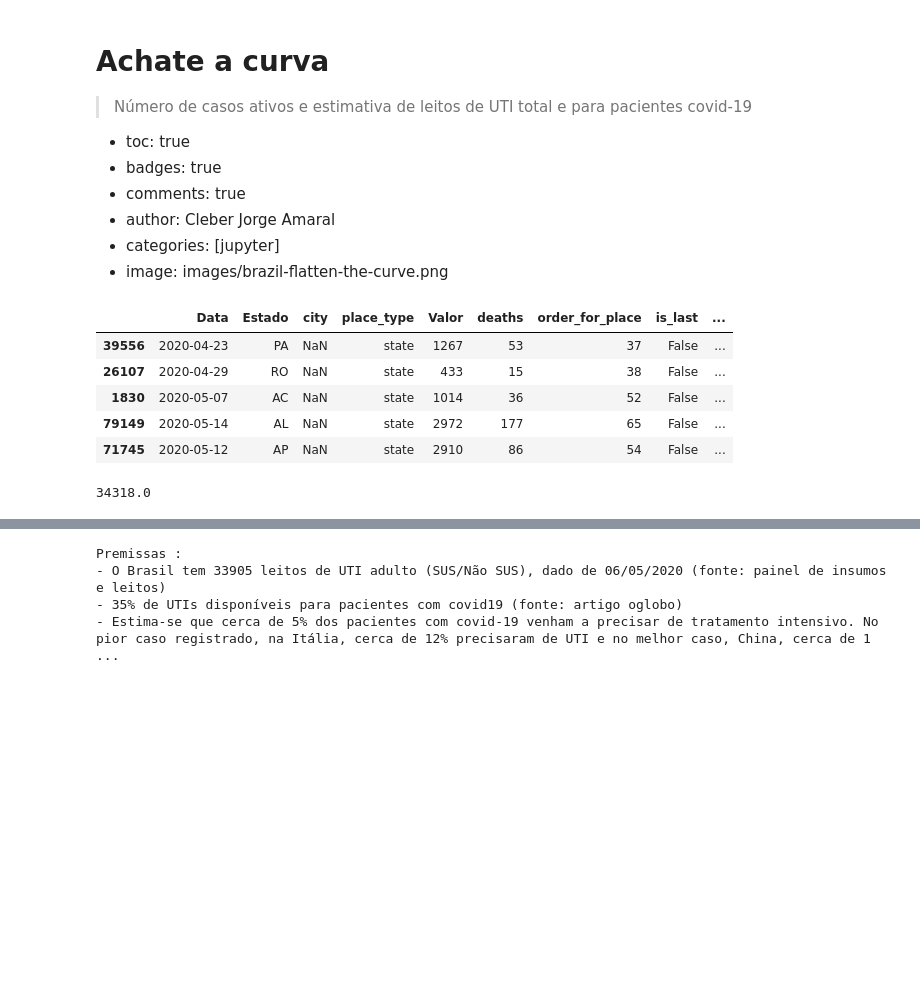
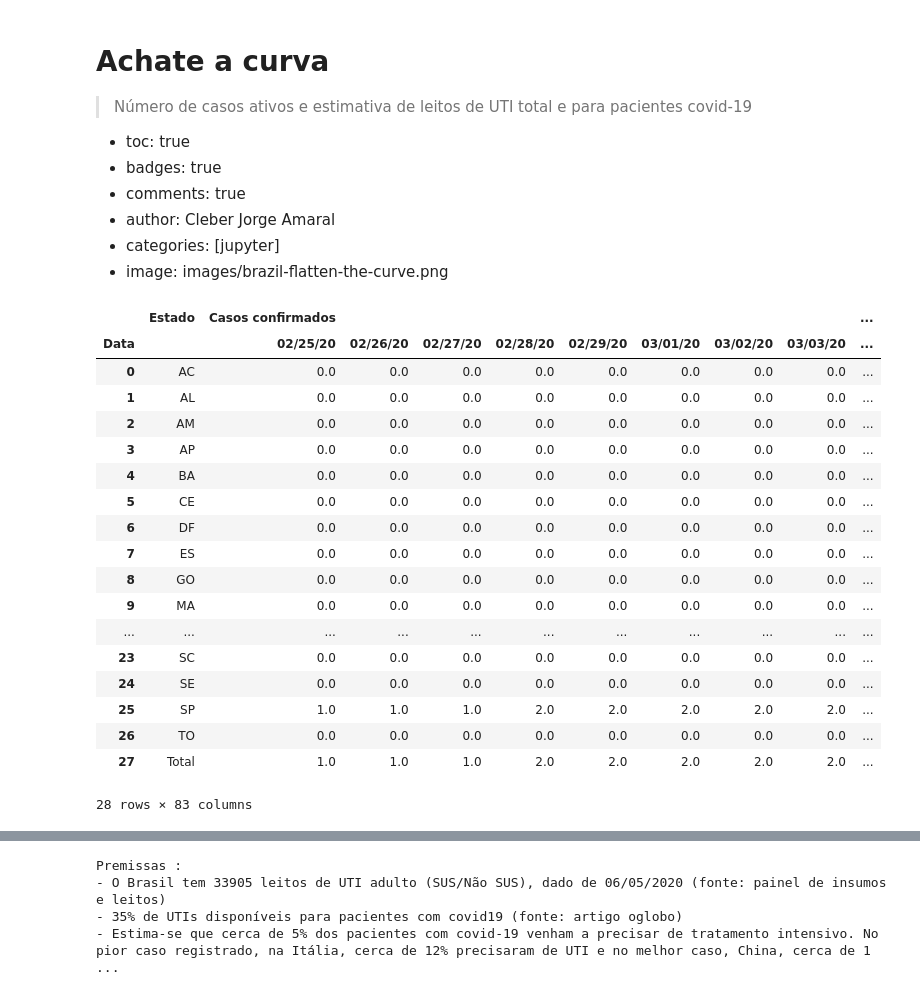
Before and after one commit to cleberjamaral/fastpages, a Jupyter notebook: _drafts/brazil_flatten_curve_states.ipynb, the cells around one changed output, grey strips where cells are left out. Drawn from its saved outputs; the diff is of its cells as text; code cells hidden in the pictures; blank space fills up the shorter version.

```diff
--- a/_drafts/brazil_flatten_curve_states.ipynb
+++ b/_drafts/brazil_flatten_curve_states.ipynb
@@ -39,24 +51,10 @@ LOWER_BOUND_ICU_NEED = 0.01
 # %%
-url = ('https://data.brasil.io/dataset/covid19/caso.csv.gz')
-src = pd.read_csv(url)
+#hide
 df = src[(src['place_type'] == 'state')]
 df = df.rename(columns={
      "state": STATE_COLUMN,
      "date":DATE_COLUMN,
-     "confirmed":VALUE,
-     "actives": CONFIRMED_CASES
+     "confirmed":CONFIRMED_CASES
 })
-df.sample(5)
+# hold a backup
+backup = df.copy()
-# %% [output]
-|  | Data | Estado | city | place_type | Valor | deaths | order_for_place | is_last | ... |
-| 39556 | 2020-04-23 | PA | NaN | state | 1267 | 53 | 37 | False | ... |
-| 26107 | 2020-04-29 | RO | NaN | state | 433 | 15 | 38 | False | ... |
-| 1830 | 2020-05-07 | AC | NaN | state | 1014 | 36 | 52 | False | ... |
-| 79149 | 2020-05-14 | AL | NaN | state | 2972 | 177 | 65 | False | ... |
-| 71745 | 2020-05-12 | AP | NaN | state | 2910 | 86 | 54 | False | ... |
-# %%
-url_icus = ('https://covid-insumos.saude.gov.br/paineis/insumos/lista_csv_painel.php?output=csv')
-src_icus = pd.read_csv(url_icus, sep=';')
-src_icus['Leitos UTI adulto'].sum()
-# %% [output]
-34318.0
@@ -62,0 +65,51 @@ src_icus['Leitos UTI adulto'].sum()
+# %%
+#hide
+# copy latest value on empty last items
+df = df.set_index(STATE_COLUMN)
+df = df.reset_index()
+df = df.sort_values(by=[DATE_COLUMN], ascending=True)
+df[DATE_COLUMN] = pd.to_datetime(df[DATE_COLUMN])
+LAST_DATE = max(df[DATE_COLUMN])
+while True:
+    copied_registers = []
+    for row in df.groupby(STATE_COLUMN).last().iterrows():
+        if row[1][DATE_COLUMN] < LAST_DATE:
+            copied_registers.append([row[0], row[1][DATE_COLUMN] + pd.DateOffset(days=1),
+                          row[1][CONFIRMED_CASES]])
+    for row in copied_registers:
+        print(row)
+        df.loc[row[0]] = [row[0],row[1],row[2]]
+        df = df.set_index(STATE_COLUMN)
+        df = df.reset_index()
+    if ((df.groupby(STATE_COLUMN).last()[DATE_COLUMN] == LAST_DATE).all()):
+        break
+
+df = df.sort_values(by=[DATE_COLUMN], ascending=True)
+df[DATE_COLUMN] = df[DATE_COLUMN].dt.strftime('%m/%d/%y')
+# %%
+#hide
+# get total per day and per state
+df = df[[STATE_COLUMN,DATE_COLUMN,CONFIRMED_CASES]].groupby([STATE_COLUMN,DATE_COLUMN],as_index = False).sum().pivot(STATE_COLUMN,DATE_COLUMN).fillna(0)
+total = df.sum(axis=0)
+df.loc['Total',CONFIRMED_CASES]=total
+df = df.reset_index()
+# %% [output]
+|  | Estado | Casos confirmados |  |  |  |  |  |  |  | ... |
+| Data |  | 02/25/20 | 02/26/20 | 02/27/20 | 02/28/20 | 02/29/20 | 03/01/20 | 03/02/20 | 03/03/20 | ... |
+| 0 | AC | 0.0 | 0.0 | 0.0 | 0.0 | 0.0 | 0.0 | 0.0 | 0.0 | ... |
+| 1 | AL | 0.0 | 0.0 | 0.0 | 0.0 | 0.0 | 0.0 | 0.0 | 0.0 | ... |
+| 2 | AM | 0.0 | 0.0 | 0.0 | 0.0 | 0.0 | 0.0 | 0.0 | 0.0 | ... |
+| 3 | AP | 0.0 | 0.0 | 0.0 | 0.0 | 0.0 | 0.0 | 0.0 | 0.0 | ... |
+| 4 | BA | 0.0 | 0.0 | 0.0 | 0.0 | 0.0 | 0.0 | 0.0 | 0.0 | ... |
+| 5 | CE | 0.0 | 0.0 | 0.0 | 0.0 | 0.0 | 0.0 | 0.0 | 0.0 | ... |
+| 6 | DF | 0.0 | 0.0 | 0.0 | 0.0 | 0.0 | 0.0 | 0.0 | 0.0 | ... |
+| 7 | ES | 0.0 | 0.0 | 0.0 | 0.0 | 0.0 | 0.0 | 0.0 | 0.0 | ... |
+| 8 | GO | 0.0 | 0.0 | 0.0 | 0.0 | 0.0 | 0.0 | 0.0 | 0.0 | ... |
+| 9 | MA | 0.0 | 0.0 | 0.0 | 0.0 | 0.0 | 0.0 | 0.0 | 0.0 | ... |
+| ... | ... | ... | ... | ... | ... | ... | ... | ... | ... | ... |
+| 23 | SC | 0.0 | 0.0 | 0.0 | 0.0 | 0.0 | 0.0 | 0.0 | 0.0 | ... |
+| 24 | SE | 0.0 | 0.0 | 0.0 | 0.0 | 0.0 | 0.0 | 0.0 | 0.0 | ... |
+| 25 | SP | 1.0 | 1.0 | 1.0 | 2.0 | 2.0 | 2.0 | 2.0 | 2.0 | ... |
+| 26 | TO | 0.0 | 0.0 | 0.0 | 0.0 | 0.0 | 0.0 | 0.0 | 0.0 | ... |
+| 27 | Total | 1.0 | 1.0 | 1.0 | 2.0 | 2.0 | 2.0 | 2.0 | 2.0 | ... |
+28 rows × 83 columns
```
Also changed, not shown: parts of 16 cells of this notebook.
